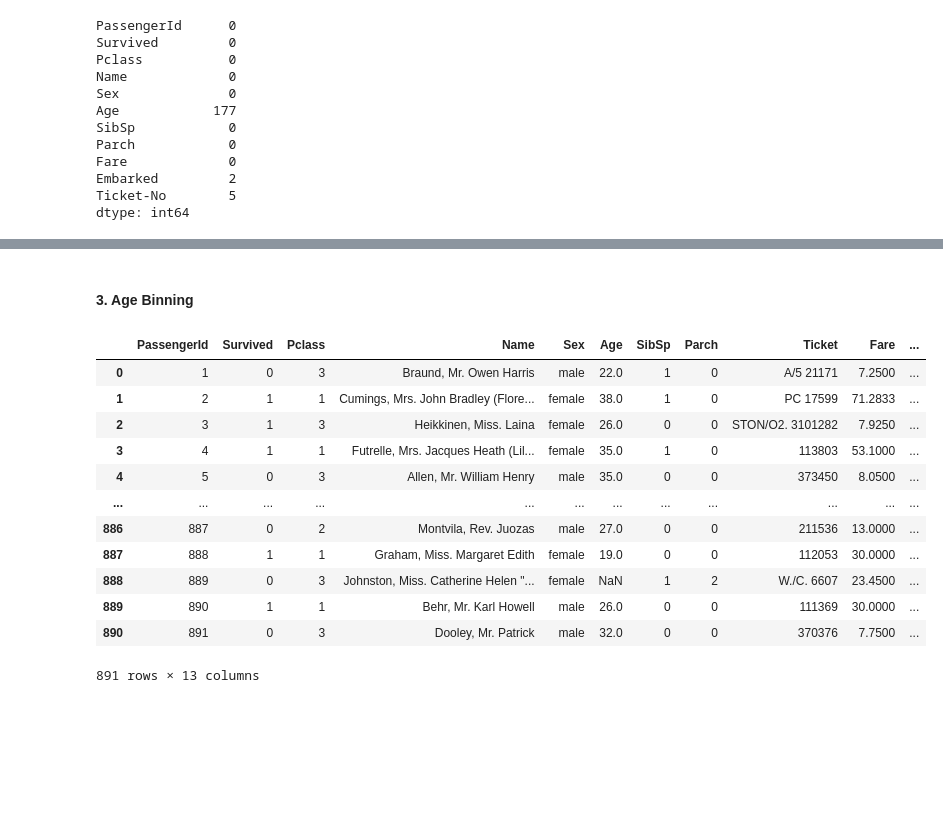
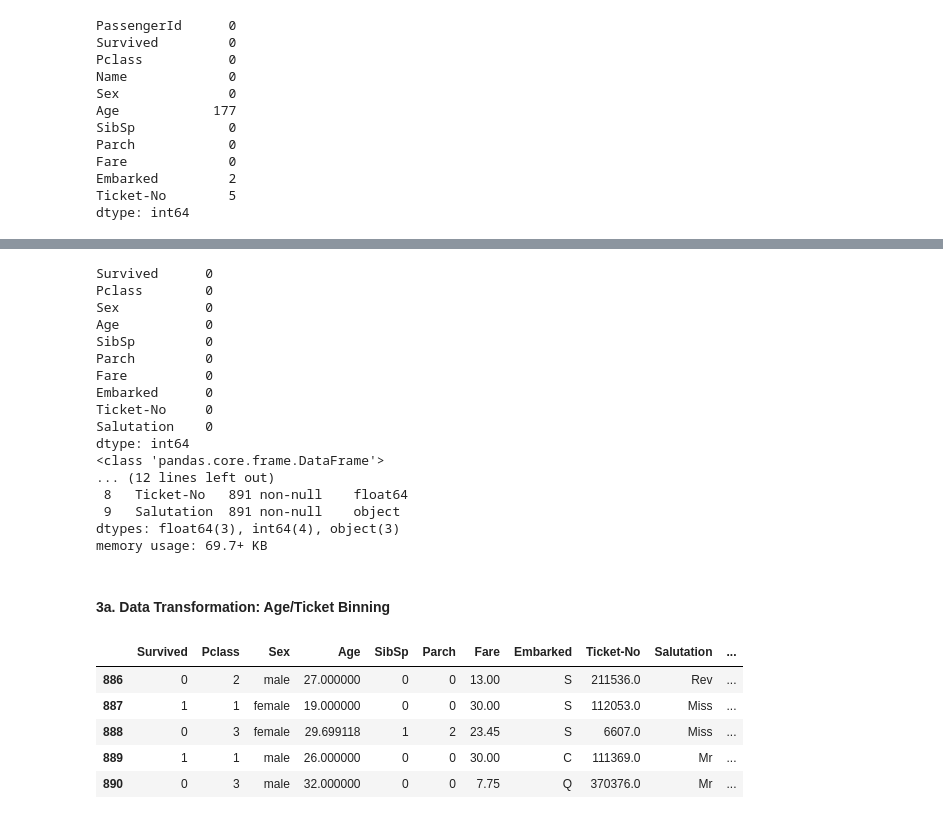
Before and after one commit to dexterch91/CA1-ML-Submission, a Jupyter notebook: CA1-Dexter Chew.ipynb, the cells around one changed output, grey strips where cells are left out. Cells and saved outputs as stored; diff of their text form; code cells hidden in the pictures; blank space fills up the shorter version.

```diff
--- a/CA1-Dexter Chew.ipynb
+++ b/CA1-Dexter Chew.ipynb
@@ -496,0 +633,6 @@ Text(0.5, 1.0, 'Scatter plot of Passenger Id against Index')
+# %%
+# 1. Embarked: 2 missing values in the embarked
+# use the mode to replace it
+df['Embarked'].fillna(df['Embarked'].mode()[0], inplace=True)
+print(df.isnull().sum())
+df.info()
@@ -496,0 +657,6 @@ Text(0.5, 1.0, 'Scatter plot of Passenger Id against Index')
+# %%
+# 2 Age: 177 missing values in the embarked
+# use the mode to replace it
+df['Age'].fillna(df['Age'].mean(), inplace=True)
+print(df.isnull().sum())
+df.info()
@@ -497,26 +681,44 @@ Text(0.5, 1.0, 'Scatter plot of Passenger Id against Index')
+# %%
+# 3 Ticket Number: 5 missing values in the embarked
+# use the mode to replace it
+df['Ticket-No'].fillna(df['Ticket-No'].median(), inplace=True)
+print(df.isnull().sum())
+df.info()
+# %% [output]
+Survived      0
+Pclass        0
+Sex           0
+Age           0
+SibSp         0
+Parch         0
+Fare          0
+Embarked      0
+Ticket-No     0
+Salutation    0
+dtype: int64
+<class 'pandas.core.frame.DataFrame'>
+... (12 lines left out)
+ 8   Ticket-No   891 non-null    float64
+ 9   Salutation  891 non-null    object
+dtypes: float64(3), int64(4), object(3)
+memory usage: 69.7+ KB
 # %% [markdown]
-#### 3. Age Binning
+#### 3a. Data Transformation: Age/Ticket Binning
 # %%
+#Age Binning
 def make_bins(df):
-   label_names = ["Children", "Adults","Elderly" ]
-   cut_points = [0,15, 45, 99]
-   df["Oldness"] = pd.cut(df["Age"], cut_points, labels=label_names)
+   label_names = ["Children", "Adults"]
+   cut_points = [0,15, 99] #Binned cut off at 45
+   df["AgeBinned"] = pd.cut(df["Age"], cut_points, labels=label_names)
    return df
 
-new_df = make_bins(titanic)
+new_df = make_bins(df)
 # %%
-new_df
+new_df.tail()
 # %% [output]
-|  | PassengerId | Survived | Pclass | Name | Sex | Age | SibSp | Parch | Ticket | Fare | ... |
-| 0 | 1 | 0 | 3 | Braund, Mr. Owen Harris | male | 22.0 | 1 | 0 | A/5 21171 | 7.2500 | ... |
-| 1 | 2 | 1 | 1 | Cumings, Mrs. John Bradley (Flore... | female | 38.0 | 1 | 0 | PC 17599 | 71.2833 | ... |
-| 2 | 3 | 1 | 3 | Heikkinen, Miss. Laina | female | 26.0 | 0 | 0 | STON/O2. 3101282 | 7.9250 | ... |
-| 3 | 4 | 1 | 1 | Futrelle, Mrs. Jacques Heath (Lil... | female | 35.0 | 1 | 0 | 113803 | 53.1000 | ... |
-| 4 | 5 | 0 | 3 | Allen, Mr. William Henry | male | 35.0 | 0 | 0 | 373450 | 8.0500 | ... |
-| ... | ... | ... | ... | ... | ... | ... | ... | ... | ... | ... | ... |
-| 886 | 887 | 0 | 2 | Montvila, Rev. Juozas | male | 27.0 | 0 | 0 | 211536 | 13.0000 | ... |
-| 887 | 888 | 1 | 1 | Graham, Miss. Margaret Edith | female | 19.0 | 0 | 0 | 112053 | 30.0000 | ... |
-| 888 | 889 | 0 | 3 | Johnston, Miss. Catherine Helen "... | female | NaN | 1 | 2 | W./C. 6607 | 23.4500 | ... |
-| 889 | 890 | 1 | 1 | Behr, Mr. Karl Howell | male | 26.0 | 0 | 0 | 111369 | 30.0000 | ... |
-| 890 | 891 | 0 | 3 | Dooley, Mr. Patrick | male | 32.0 | 0 | 0 | 370376 | 7.7500 | ... |
+|  | Survived | Pclass | Sex | Age | SibSp | Parch | Fare | Embarked | Ticket-No | Salutation | ... |
+| 886 | 0 | 2 | male | 27.000000 | 0 | 0 | 13.00 | S | 211536.0 | Rev | ... |
+| 887 | 1 | 1 | female | 19.000000 | 0 | 0 | 30.00 | S | 112053.0 | Miss | ... |
+| 888 | 0 | 3 | female | 29.699118 | 1 | 2 | 23.45 | S | 6607.0 | Miss | ... |
+| 889 | 1 | 1 | male | 26.000000 | 0 | 0 | 30.00 | C | 111369.0 | Mr | ... |
+| 890 | 0 | 3 | male | 32.000000 | 0 | 0 | 7.75 | Q | 370376.0 | Mr | ... |
-891 rows × 13 columns
```
Also changed, not shown: parts of 29 cells of this notebook.
